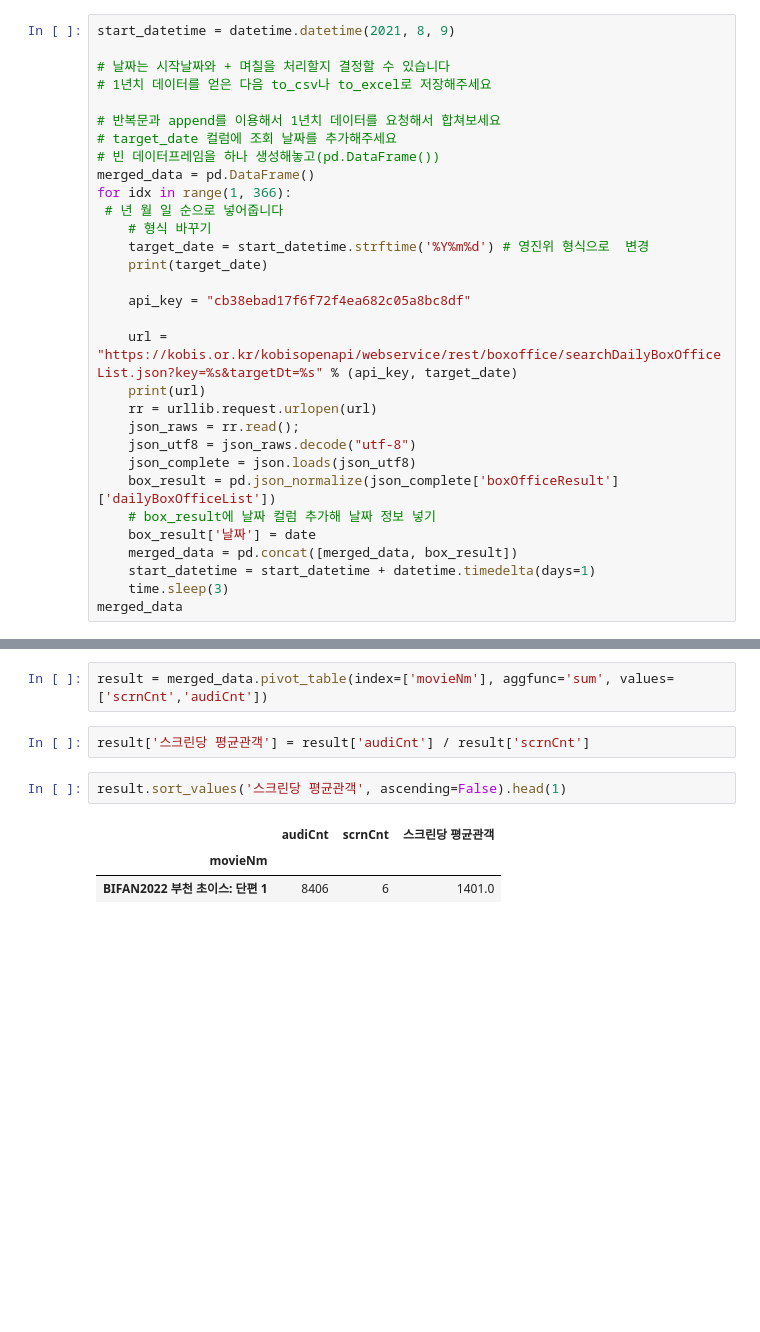
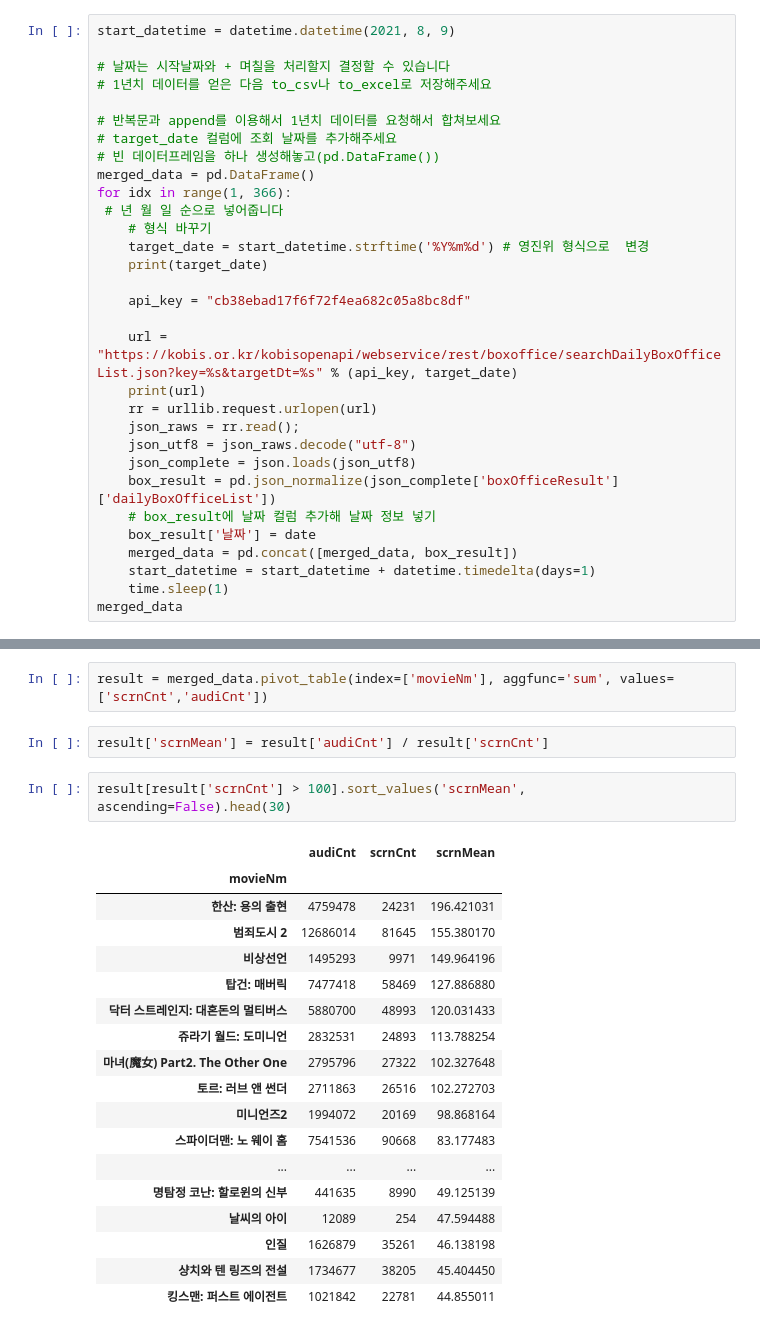
Before and after one commit to Andante8989/python, a Jupyter notebook: 데이터 수집 파이프라인/영진위 데이터 크롤링.ipynb, the cells around one changed output, grey strips where cells are left out. Cells and saved outputs as stored; diff of their text form; blank space fills up the shorter version.

```diff
--- a/데이터 수집 파이프라인/영진위 데이터 크롤링.ipynb
+++ b/데이터 수집 파이프라인/영진위 데이터 크롤링.ipynb
@@ -208,7 +208,7 @@ for idx in range(1, 366):
     box_result['날짜'] = date
     merged_data = pd.concat([merged_data, box_result])
     start_datetime = start_datetime + datetime.timedelta(days=1)
-    time.sleep(3)
+    time.sleep(1)
 merged_data
 # %% [output]
 20210809
@@ -251,10 +251,25 @@ merged_data['scrnCnt'] = merged_data['scrnCnt'].astype(int)
 # %%
 result = merged_data.pivot_table(index=['movieNm'], aggfunc='sum', values=['scrnCnt','audiCnt'])
 # %%
-result['스크린당 평균관객'] = result['audiCnt'] / result['scrnCnt']
+result['scrnMean'] = result['audiCnt'] / result['scrnCnt']
 # %%
-result.sort_values('스크린당 평균관객', ascending=False).head(1)
+result[result['scrnCnt'] > 100].sort_values('scrnMean', ascending=False).head(30)
 # %% [output]
-|  | audiCnt | scrnCnt | 스크린당 평균관객 |
+|  | audiCnt | scrnCnt | scrnMean |
 | movieNm |  |  |  |
-| BIFAN2022 부천 초이스: 단편 1 | 8406 | 6 | 1401.0 |
+| 한산: 용의 출현 | 4759478 | 24231 | 196.421031 |
+| 범죄도시 2 | 12686014 | 81645 | 155.380170 |
+| 비상선언 | 1495293 | 9971 | 149.964196 |
+| 탑건: 매버릭 | 7477418 | 58469 | 127.886880 |
+| 닥터 스트레인지: 대혼돈의 멀티버스 | 5880700 | 48993 | 120.031433 |
+| 쥬라기 월드: 도미니언 | 2832531 | 24893 | 113.788254 |
+| 마녀(魔女) Part2. The Other One | 2795796 | 27322 | 102.327648 |
+| 토르: 러브 앤 썬더 | 2711863 | 26516 | 102.272703 |
+| 미니언즈2 | 1994072 | 20169 | 98.868164 |
+| 스파이더맨: 노 웨이 홈 | 7541536 | 90668 | 83.177483 |
+| ... | ... | ... | ... |
+| 명탐정 코난: 할로윈의 신부 | 441635 | 8990 | 49.125139 |
+| 날씨의 아이 | 12089 | 254 | 47.594488 |
+| 인질 | 1626879 | 35261 | 46.138198 |
+| 샹치와 텐 링즈의 전설 | 1734677 | 38205 | 45.404450 |
+| 킹스맨: 퍼스트 에이전트 | 1021842 | 22781 | 44.855011 |
```
Also changed, not shown: parts of 26 cells of this notebook.
